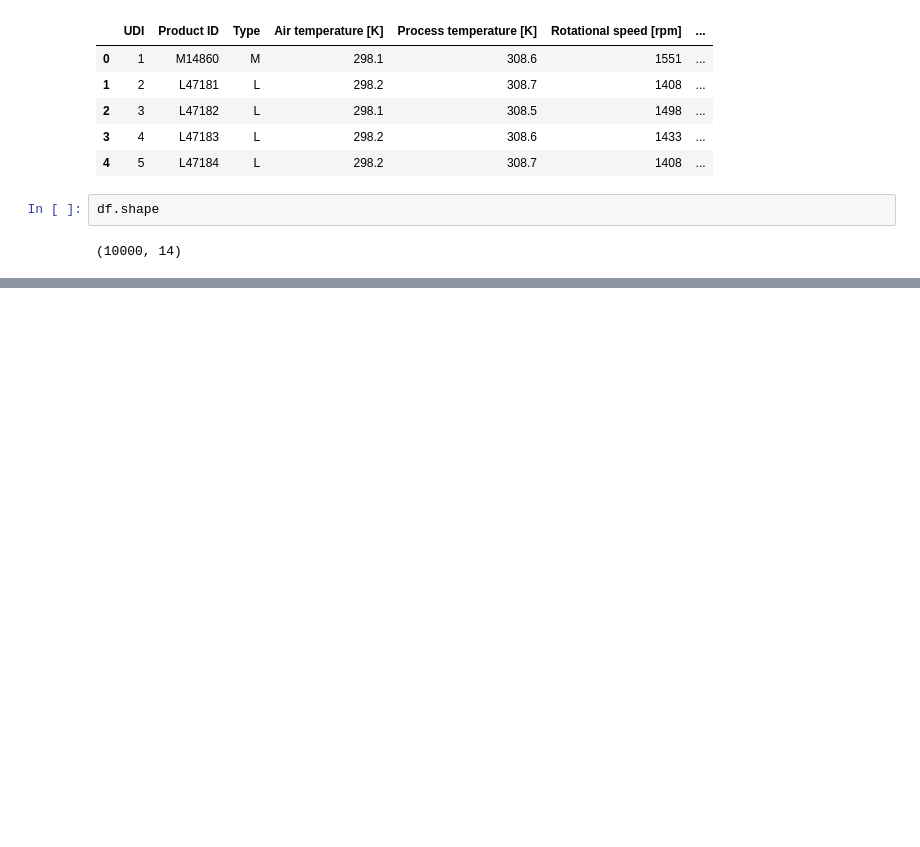
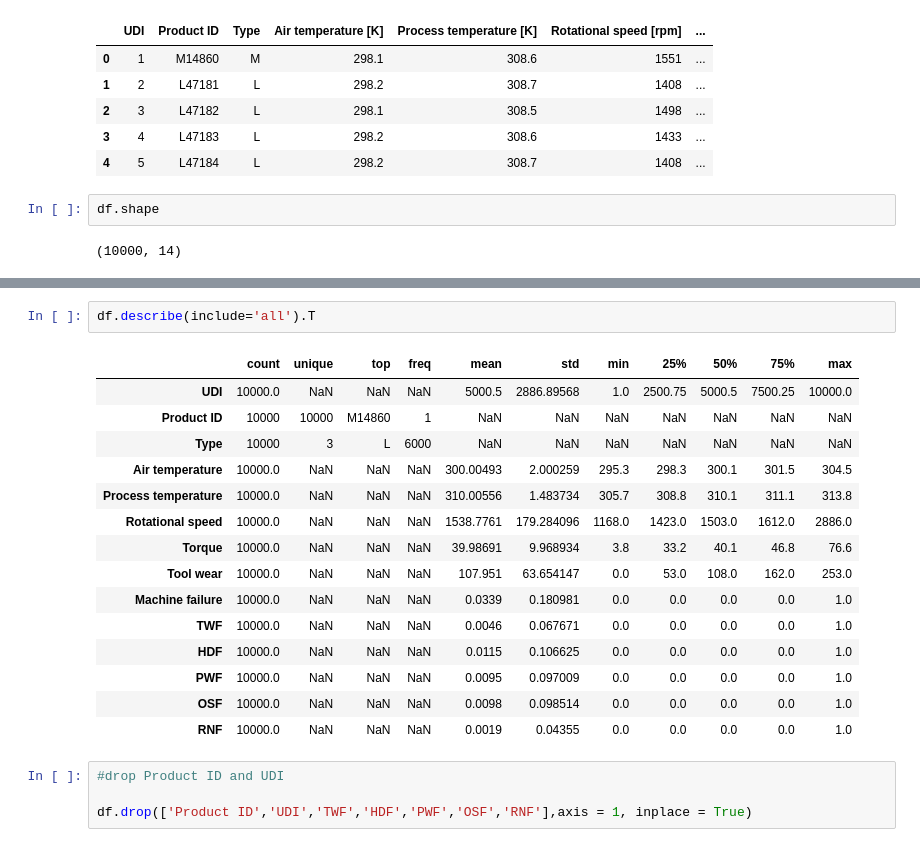
Before and after one commit to KSNW0710/master_project, a Jupyter notebook: src/pdm.ipynb, the cells around one changed output, grey strips where cells are left out. Saved outputs shown, nothing was run; the diff lists cells and outputs as text; blank space fills up the shorter version.

```diff
--- a/src/pdm.ipynb
+++ b/src/pdm.ipynb
@@ -34,0 +67,22 @@ df.shape
+# %%
+df.describe(include='all').T
+# %% [output]
+|  | count | unique | top | freq | mean | std | min | 25% | 50% | 75% | max |
+| UDI | 10000.0 | NaN | NaN | NaN | 5000.5 | 2886.89568 | 1.0 | 2500.75 | 5000.5 | 7500.25 | 10000.0 |
+| Product ID | 10000 | 10000 | M14860 | 1 | NaN | NaN | NaN | NaN | NaN | NaN | NaN |
+| Type | 10000 | 3 | L | 6000 | NaN | NaN | NaN | NaN | NaN | NaN | NaN |
+| Air temperature | 10000.0 | NaN | NaN | NaN | 300.00493 | 2.000259 | 295.3 | 298.3 | 300.1 | 301.5 | 304.5 |
+| Process temperature | 10000.0 | NaN | NaN | NaN | 310.00556 | 1.483734 | 305.7 | 308.8 | 310.1 | 311.1 | 313.8 |
+| Rotational speed | 10000.0 | NaN | NaN | NaN | 1538.7761 | 179.284096 | 1168.0 | 1423.0 | 1503.0 | 1612.0 | 2886.0 |
+| Torque | 10000.0 | NaN | NaN | NaN | 39.98691 | 9.968934 | 3.8 | 33.2 | 40.1 | 46.8 | 76.6 |
+| Tool wear | 10000.0 | NaN | NaN | NaN | 107.951 | 63.654147 | 0.0 | 53.0 | 108.0 | 162.0 | 253.0 |
+| Machine failure | 10000.0 | NaN | NaN | NaN | 0.0339 | 0.180981 | 0.0 | 0.0 | 0.0 | 0.0 | 1.0 |
+| TWF | 10000.0 | NaN | NaN | NaN | 0.0046 | 0.067671 | 0.0 | 0.0 | 0.0 | 0.0 | 1.0 |
+| HDF | 10000.0 | NaN | NaN | NaN | 0.0115 | 0.106625 | 0.0 | 0.0 | 0.0 | 0.0 | 1.0 |
+| PWF | 10000.0 | NaN | NaN | NaN | 0.0095 | 0.097009 | 0.0 | 0.0 | 0.0 | 0.0 | 1.0 |
+| OSF | 10000.0 | NaN | NaN | NaN | 0.0098 | 0.098514 | 0.0 | 0.0 | 0.0 | 0.0 | 1.0 |
+| RNF | 10000.0 | NaN | NaN | NaN | 0.0019 | 0.04355 | 0.0 | 0.0 | 0.0 | 0.0 | 1.0 |
+# %%
+#drop Product ID and UDI
+
+df.drop(['Product ID','UDI','TWF','HDF','PWF','OSF','RNF'],axis = 1, inplace = True)
```
Also changed, not shown: parts of 11 cells of this notebook.
